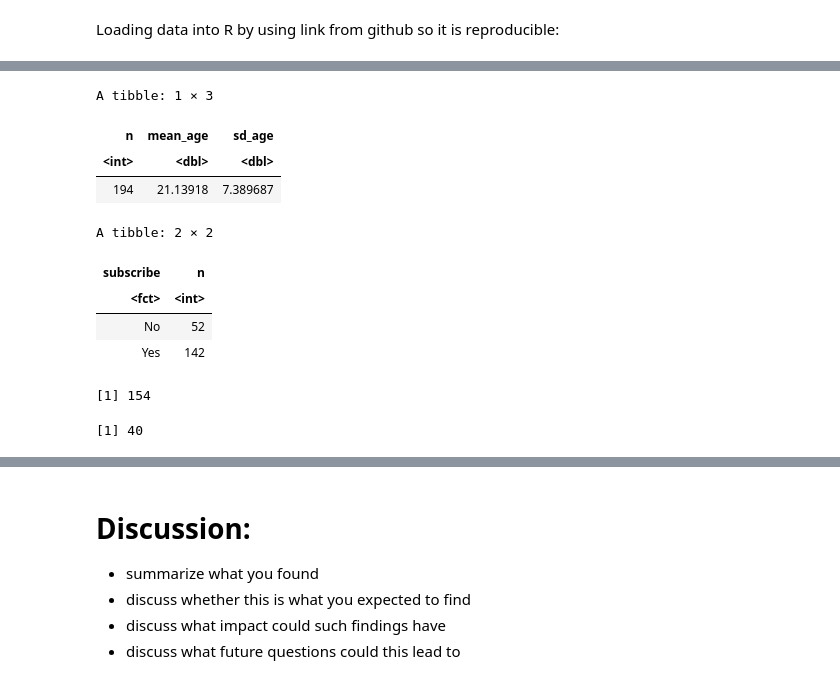
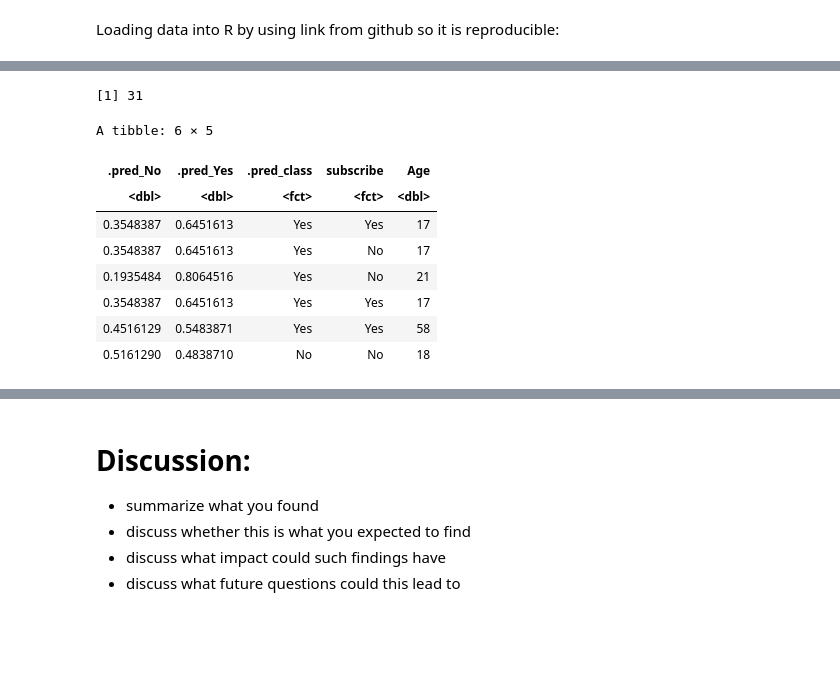
Before and after one commit to calentynes/dsci_group_project, a Jupyter notebook: group_project.ipynb, the cells around one changed output, grey strips where cells are left out. Drawn from its saved outputs; the diff is of its cells as text; code cells hidden in the pictures; blank space fills up the shorter version.

```diff
--- a/group_project.ipynb
+++ b/group_project.ipynb
@@ -80,31 +92,42 @@ players_age <- players |>
 # %%
-players_age |>
-  summarise(
-    n = n(),
-    mean_age = mean(Age),
-    sd_age   = sd(Age)
-  )
+best_k <- knn_results |>
+  filter(.metric == "accuracy") |>
+  slice_max(mean, n = 1) |>
+  pull(neighbors)
 
-players_age |>
-  count(subscribe)
+best_k
 # %% [output]
-A tibble: 1 × 3
+[1] 31
-| n | mean_age | sd_age |
-| <int> | <dbl> | <dbl> |
-| 194 | 21.13918 | 7.389687 |
-A tibble: 2 × 2
-| subscribe | n |
-| <fct> | <int> |
-| No | 52 |
-| Yes | 142 |
 # %%
-set.seed(123)
-players_split <- initial_split(players_age, prop = 0.8, strata = subscribe)
-players_train <- training(players_split)
-players_test  <- testing(players_split)
+final_knn_spec <- nearest_neighbor(
+    weight_func = "rectangular",
+    neighbors   = best_k
+  ) |>
+  set_engine("kknn") |>
+  set_mode("classification")
 
-nrow(players_train); nrow(players_test)
+final_wflow <- workflow() |>
+  add_recipe(subscribe_recipe) |>
+  add_model(final_knn_spec)
+
+final_fit <- final_wflow |>
+  fit(data = players_train)
+
+test_pred <- predict(final_fit, players_test, type = "prob") |>
+  bind_cols(
+    predict(final_fit, players_test),
+    players_test |> select(subscribe, Age)
+  )
+
+head(test_pred)
 # %% [output]
-[1] 154
+A tibble: 6 × 5
-[1] 40
+| .pred_No | .pred_Yes | .pred_class | subscribe | Age |
+| <dbl> | <dbl> | <fct> | <fct> | <dbl> |
+| 0.3548387 | 0.6451613 | Yes | Yes | 17 |
+| 0.3548387 | 0.6451613 | Yes | No | 17 |
+| 0.1935484 | 0.8064516 | Yes | No | 21 |
+| 0.3548387 | 0.6451613 | Yes | Yes | 17 |
+| 0.4516129 | 0.5483871 | Yes | Yes | 58 |
+| 0.5161290 | 0.4838710 | No | No | 18 |
 # %%
```
Also changed, not shown: parts of 10 cells of this notebook.
